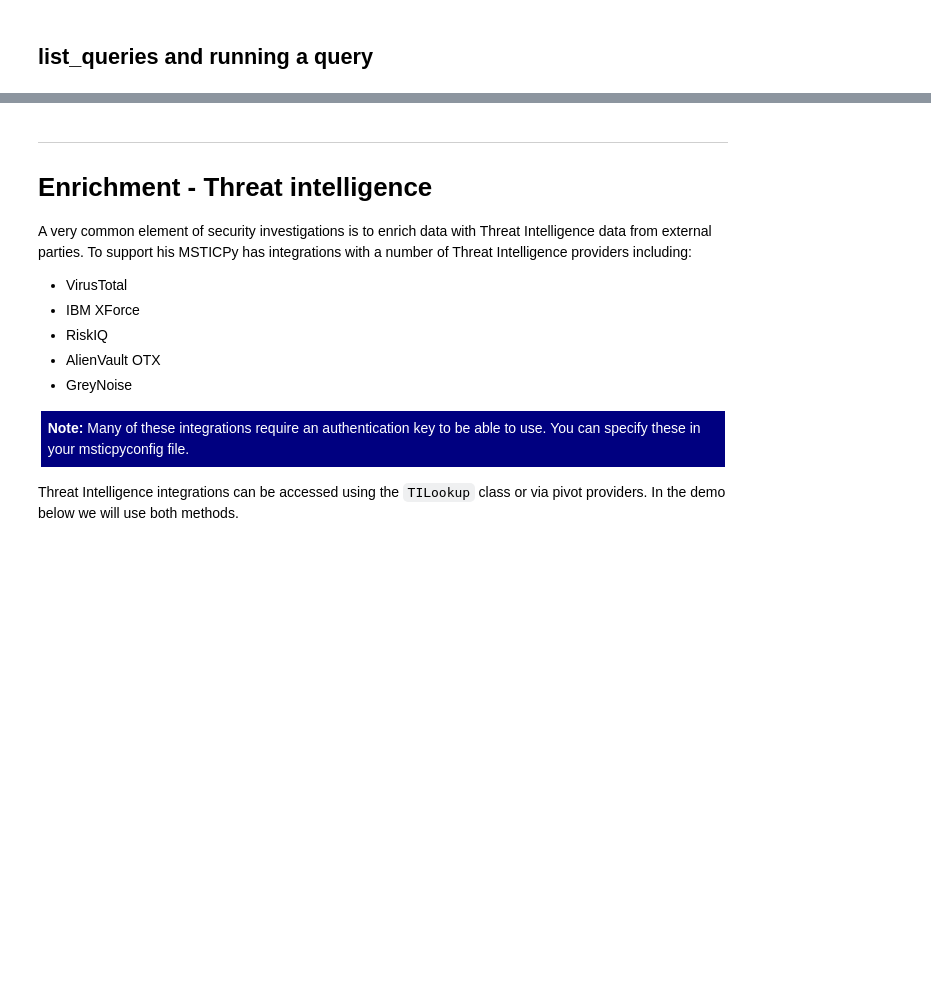
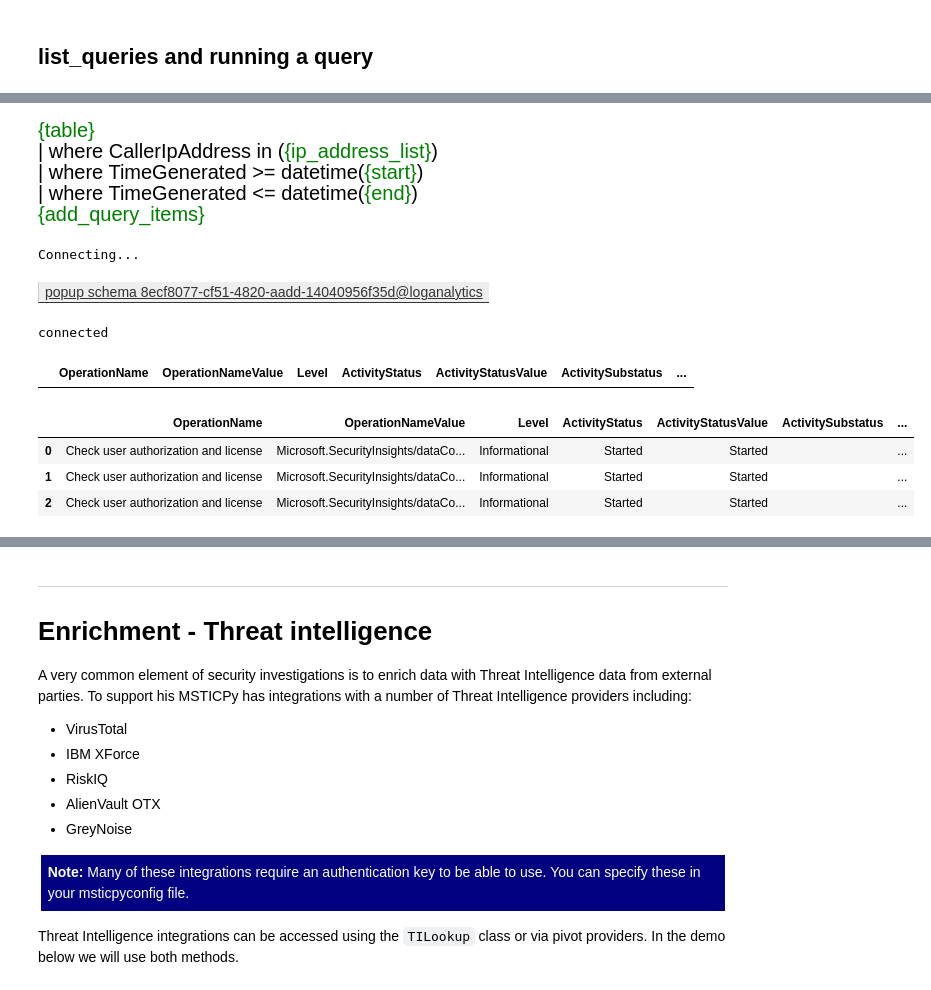
Before and after one commit to OTRF/infosec-jupyterthon, a Jupyter notebook: workshops/2021/day2/day2-4-MSTICPy.ipynb, the cells around one changed output, grey strips where cells are left out. Drawn from its saved outputs; the diff is of its cells as text; code cells hidden in the pictures; blank space fills up the shorter version.

```diff
--- a/workshops/2021/day2/day2-4-MSTICPy.ipynb
+++ b/workshops/2021/day2/day2-4-MSTICPy.ipynb
@@ -198,0 +352,27 @@ qry_prov_az.query_time
+# %% [markdown]
+<div style="font-size: 15pt; color=green; font-family:consolas">
+<span style="color:green;">{table}</span><br>
+| where CallerIpAddress in (<span style="color:green">{ip_address_list}</span>)  <br>
+| where TimeGenerated >= datetime(<span style="color:green">{start}</span>)  <br>
+| where TimeGenerated <= datetime(<span style="color:green">{end}</span>)<br>
+<span style="color:green">{add_query_items}</span> <br>
+</p>
+# %%
+qry_prov_az.connect(WorkspaceConfig("CyberSecuritySOC"))
+# %% [output]
+Connecting...
+popup schema 8ecf8077-cf51-4820-aadd-14040956f35d@loganalytics
+connected
+# %%
+qry_prov_az.Azure.list_azure_activity_for_ip()
+# %% [output]
+|  | OperationName | OperationNameValue | Level | ActivityStatus | ActivityStatusValue | ActivitySubstatus | ... |
+# %%
+qry_prov_az.Azure.list_azure_activity_for_ip(
+    ip_address_list="176.199.184.128", add_query_items="| take 3"
+)
+# %% [output]
+|  | OperationName | OperationNameValue | Level | ActivityStatus | ActivityStatusValue | ActivitySubstatus | ... |
+| 0 | Check user authorization and license | Microsoft.SecurityInsights/dataCo... | Informational | Started | Started |  | ... |
+| 1 | Check user authorization and license | Microsoft.SecurityInsights/dataCo... | Informational | Started | Started |  | ... |
+| 2 | Check user authorization and license | Microsoft.SecurityInsights/dataCo... | Informational | Started | Started |  | ... |
```
Also changed, not shown: parts of 48 cells of this notebook.
